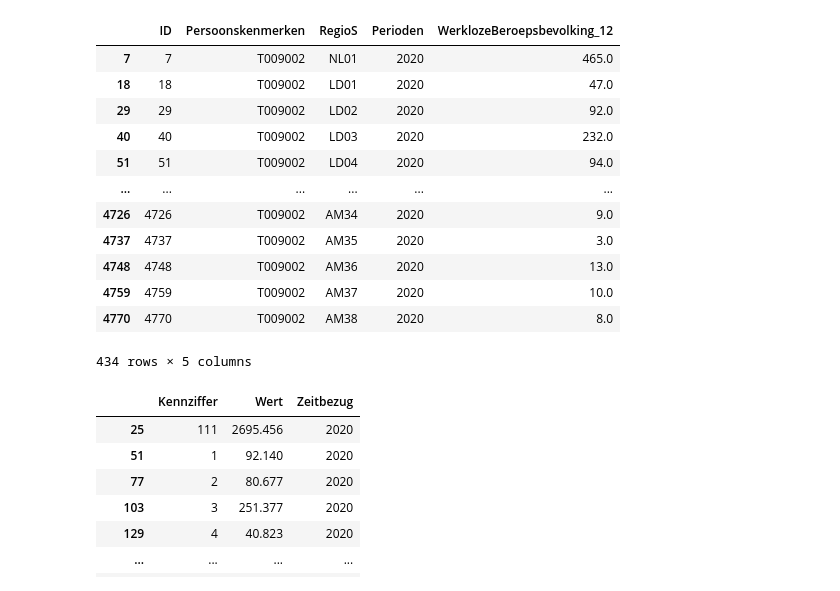
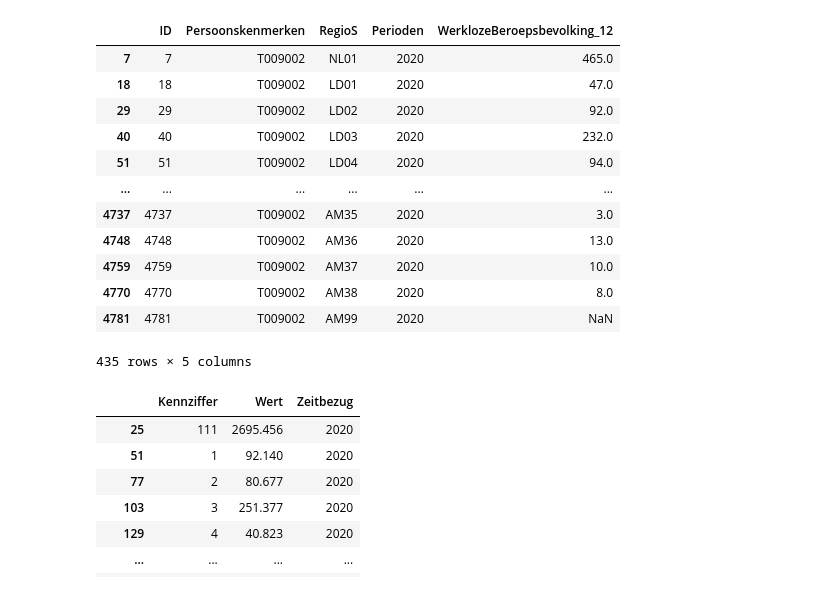
Before and after one commit to HipsterJulius/VSCODE, a Jupyter notebook: inkar-indicators/src/mergeCBSandInkar_maps.ipynb, the cells around one changed output. Cells and saved outputs as stored; diff of their text form; code cells hidden in the pictures.

```diff
--- a/inkar-indicators/src/mergeCBSandInkar_maps.ipynb
+++ b/inkar-indicators/src/mergeCBSandInkar_maps.ipynb
@@ -4,34 +4,36 @@ import geopandas as gpd
 import cbsodata
 import numpy as np
 import matplotlib.pyplot as plt
+# %%
+data_netherlands = pd.DataFrame(cbsodata.get_meta('85826NED', 'TypedDataSet'))
 # %%
-data_nl = pd.DataFrame(cbsodata.get_meta('85826NED', 'TypedDataSet'))
 
-data_nl = data_nl[['ID', 'Persoonskenmerken', 'RegioS','Perioden','WerklozeBeroepsbevolking_12']]
+
+data_nl = data_netherlands[['ID', 'Persoonskenmerken', 'RegioS','Perioden','WerklozeBeroepsbevolking_12']]
 
 data_nl = data_nl[data_nl['Perioden'] == '2020JJ00']
 data_nl['Perioden'] = data_nl['Perioden'].str.extract(r'(\d{4})')
 
 data_nl = data_nl[data_nl['Persoonskenmerken'] == 'T009002']
 
 #data_nl.replace(0, np.nan, inplace=True)
-data_nl = data_nl.dropna()
+#data_nl = data_nl.dropna()
 
 data_nl
 # %% [output]
 |  | ID | Persoonskenmerken | RegioS | Perioden | WerklozeBeroepsbevolking_12 |
 | 7 | 7 | T009002 | NL01 | 2020 | 465.0 |
 | 18 | 18 | T009002 | LD01 | 2020 | 47.0 |
 | 29 | 29 | T009002 | LD02 | 2020 | 92.0 |
 | 40 | 40 | T009002 | LD03 | 2020 | 232.0 |
 | 51 | 51 | T009002 | LD04 | 2020 | 94.0 |
 | ... | ... | ... | ... | ... | ... |
-| 4726 | 4726 | T009002 | AM34 | 2020 | 9.0 |
 | 4737 | 4737 | T009002 | AM35 | 2020 | 3.0 |
 | 4748 | 4748 | T009002 | AM36 | 2020 | 13.0 |
 | 4759 | 4759 | T009002 | AM37 | 2020 | 10.0 |
 | 4770 | 4770 | T009002 | AM38 | 2020 | 8.0 |
+| 4781 | 4781 | T009002 | AM99 | 2020 | NaN |
-434 rows × 5 columns
+435 rows × 5 columns
 # %%
 data_de = pd.read_csv("out/csvs/indicator_Arbeitslose.csv")
 
```
Also changed, not shown: parts of 7 cells of this notebook.
